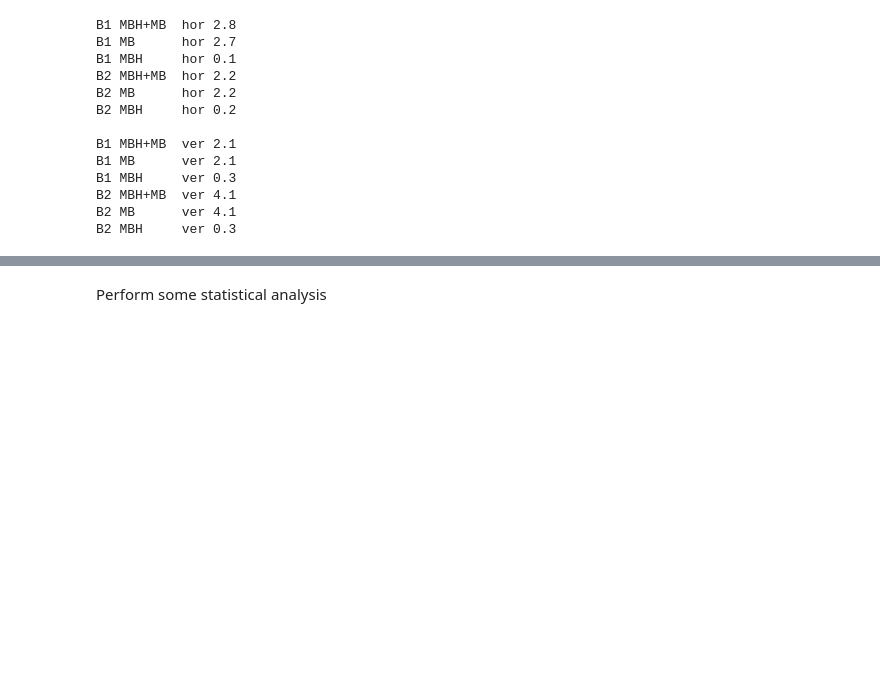
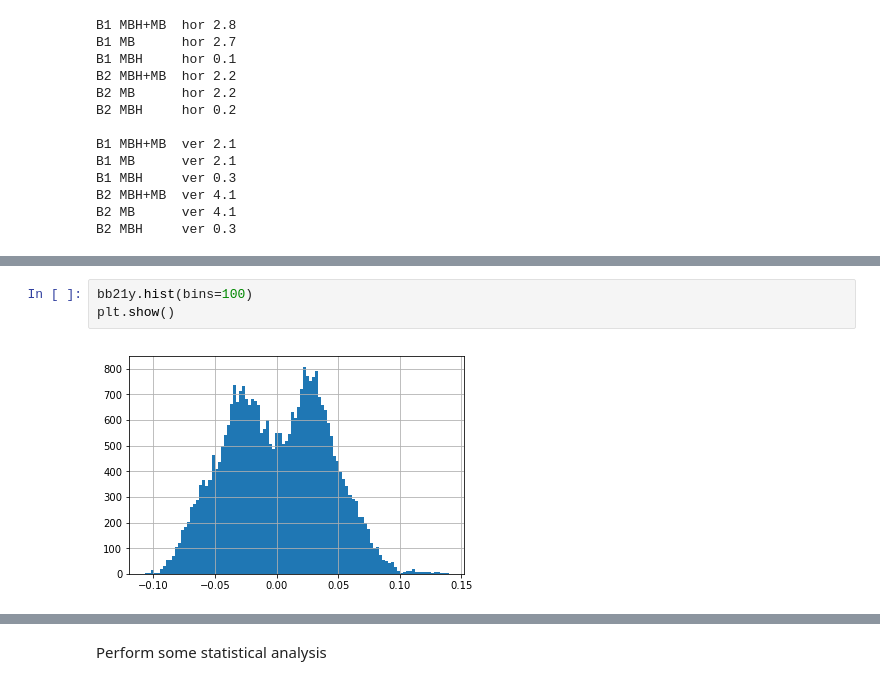
Before and after one commit to mtitze/HL-LHC, a Jupyter notebook: analyses/analysis_da_hllhc.ipynb, the cells around one changed output, grey strips where cells are left out. Cells and saved outputs as stored; diff of their text form; blank space fills up the shorter version.

```diff
--- a/analyses/analysis_da_hllhc.ipynb
+++ b/analyses/analysis_da_hllhc.ipynb
@@ -642,0 +776,5 @@ B2 MBH     ver 0.3
+# %%
+bb21y.hist(bins=100)
+plt.show()
+# %% [output]
+[figure, added]
```
Also changed, not shown: parts of 25 cells of this notebook.
